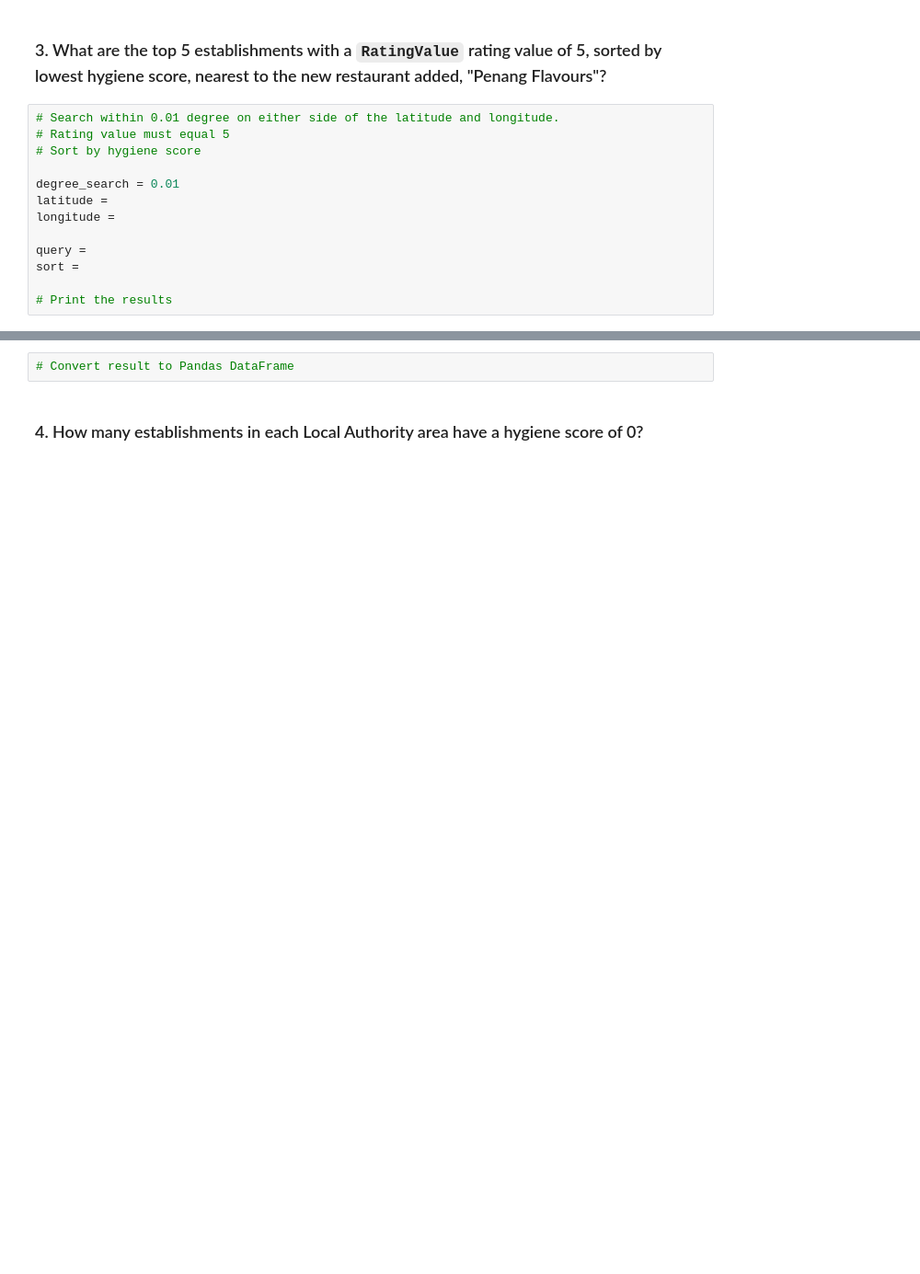
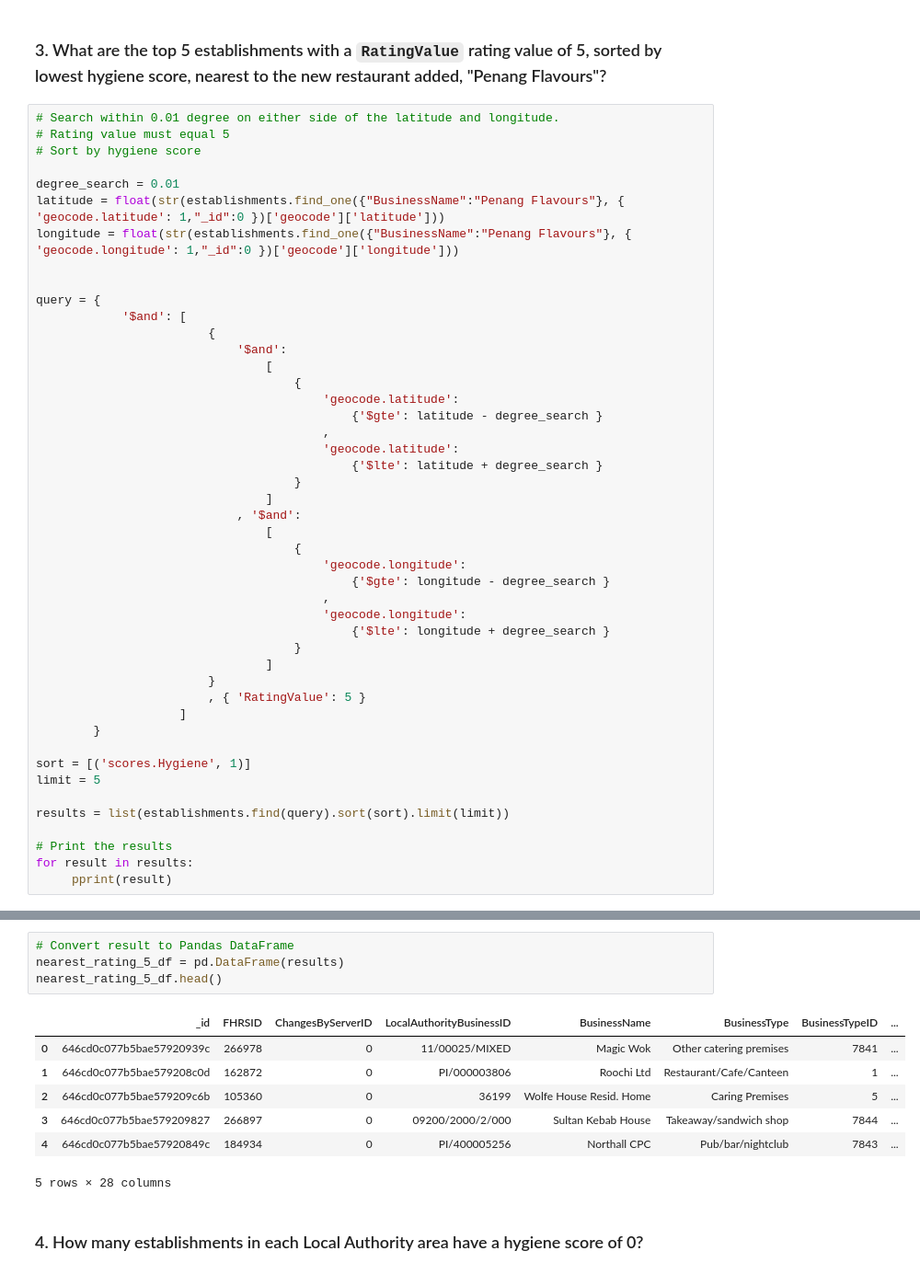
Before and after one commit to joshi-swetam/challenge-uploads, a Jupyter notebook: Module 12 Challenge/Starter_Code/NoSQL_analysis_starter.ipynb, the cells around one changed output, grey strips where cells are left out. Shown at 92% size. Drawn from its saved outputs; the diff is of its cells as text; blank space fills up the shorter version.

```diff
--- a/Module 12 Challenge/Starter_Code/NoSQL_analysis_starter.ipynb
+++ b/Module 12 Challenge/Starter_Code/NoSQL_analysis_starter.ipynb
@@ -162,10 +162,43 @@ Rows in DataFrame:  33
 # Sort by hygiene score
 
 degree_search = 0.01
-latitude =
-longitude =
+latitude = float(str(establishments.find_one({"BusinessName":"Penang Flavours"}, { 'geocode.latitude': 1,"_id":0 })['geocode']['latitude']))
+longitude = float(str(establishments.find_one({"BusinessName":"Penang Flavours"}, { 'geocode.longitude': 1,"_id":0 })['geocode']['longitude']))
 
-query =
-sort =
+
+query = {
+            '$and': [
+                        {
+                            '$and':
+                                [
+                                    {
+                                        'geocode.latitude':
+                                            {'$gte': latitude - degree_search }
+                                        ,
+                                        'geocode.latitude':
+                                            {'$lte': latitude + degree_search }
+                                    }
+                                ]
+                            , '$and':
+                                [
+                                    {
+                                        'geocode.longitude':
+                                            {'$gte': longitude - degree_search }
+                                        ,
+                                        'geocode.longitude':
+                                            {'$lte': longitude + degree_search }
+                                    }
+                                ]
+                        }
+                        , { 'RatingValue': 5 }
+                    ]
+        }
+
+sort = [('scores.Hygiene', 1)]
+limit = 5
+
+results = list(establishments.find(query).sort(sort).limit(limit))
 
 # Print the results
+for result in results:
+     pprint(result)
@@ -172,5 +223,15 @@ sort =
 # %%
 # Convert result to Pandas DataFrame
+nearest_rating_5_df = pd.DataFrame(results)
+nearest_rating_5_df.head()
+# %% [output]
+|  | _id | FHRSID | ChangesByServerID | LocalAuthorityBusinessID | BusinessName | BusinessType | BusinessTypeID | ... |
+| 0 | 646cd0c077b5bae57920939c | 266978 | 0 | 11/00025/MIXED | Magic Wok | Other catering premises | 7841 | ... |
+| 1 | 646cd0c077b5bae579208c0d | 162872 | 0 | PI/000003806 | Roochi Ltd | Restaurant/Cafe/Canteen | 1 | ... |
+| 2 | 646cd0c077b5bae579209c6b | 105360 | 0 | 36199 | Wolfe House Resid. Home | Caring Premises | 5 | ... |
+| 3 | 646cd0c077b5bae579209827 | 266897 | 0 | 09200/2000/2/000 | Sultan Kebab House | Takeaway/sandwich shop | 7844 | ... |
+| 4 | 646cd0c077b5bae57920849c | 184934 | 0 | PI/400005256 | Northall CPC | Pub/bar/nightclub | 7843 | ... |
+5 rows × 28 columns
 # %% [markdown]
 ### 4. How many establishments in each Local Authority area have a hygiene score of 0?
 # %%
```
Also changed, not shown: parts of 3 cells of this notebook.
